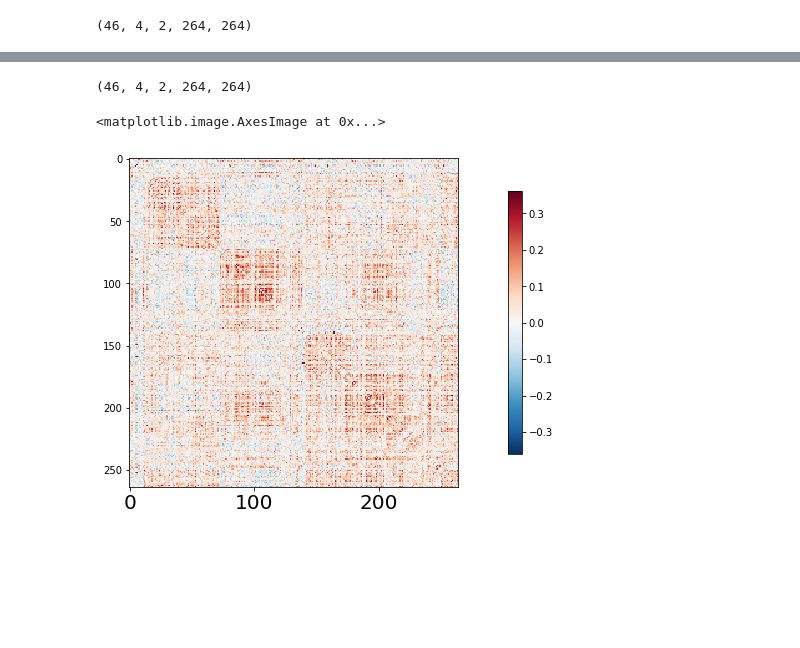
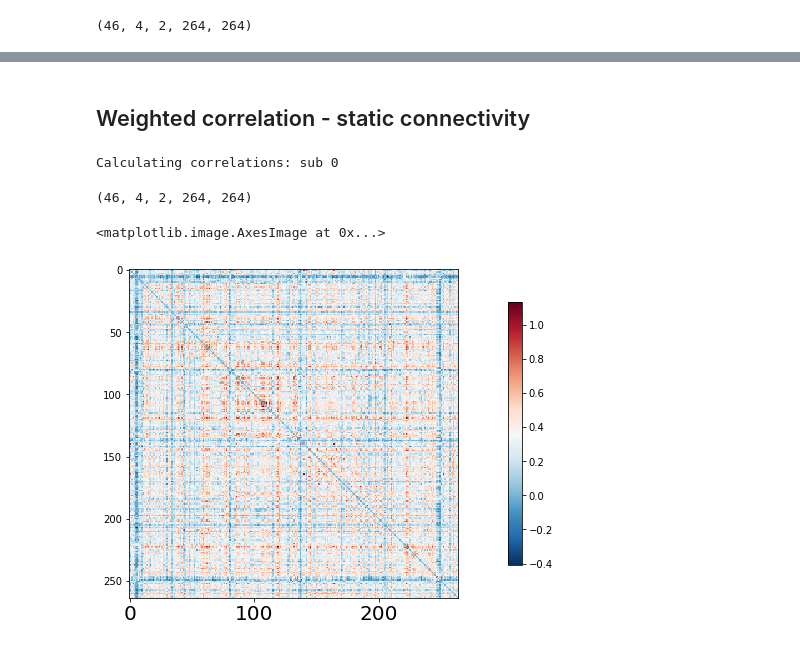
Before and after one commit to kbonna/LearningBrain_networks, a Jupyter notebook: notebooks/glm_connectivity_weighting.ipynb, the cells around one changed output, grey strips where cells are left out. Drawn from its saved outputs; the diff is of its cells as text; code cells hidden in the pictures; blank space fills up the shorter version.

```diff
--- a/notebooks/glm_connectivity_weighting.ipynb
+++ b/notebooks/glm_connectivity_weighting.ipynb
@@ -113,0 +86,2 @@ data1.shape
+# %%
+data10 = np.load(top_dir + 'LearningBrain_dualnback_timeseries_acompcor_24par_008_25_smoothed.npy')
@@ -193,0 +177,2 @@ plotting.plot_matrix(correlation_matrices_wei[0,0,1,:,:], vmin = -0.4, vmax = 0.
+# %%
+correlation_matrices_wei = data0
@@ -241,0 +293,4 @@ sum(x)
+# %%
+# nilearn conn style + smoothing
+sns.set(style="ticks")
+sns.catplot(x = "ses", y = "Q", hue = "group", col = 'cond', data = Q_results_filtered, kind = "box")
@@ -268,9 +315,46 @@ plotting.plot_matrix(b[0,1,:,:])
-# %%
-correlation_matrices_wei.shape
-# %% [output]
-(46, 4, 2, 264, 264)
+# %% [markdown]
+Weighted correlation - static connectivity
+---------------------------
+# %%
+data = data6
+
+sub_n = len(data[:, 0, 0, 0])
+ses_n = len(data[0, :, 0, 0])
+cond = ['1-back', '2-back']
+rois_n = len(data[0, 0, 0, :])
+A = np.zeros((rois_n, rois_n))
+correlation_matrices_wei = np.zeros((sub_n, ses_n, len(cond), rois_n, rois_n))
+
+
+for sub in range(1):
+    print(f'Calculating correlations: sub {sub}')
+    for ses in range(ses_n):
+        #correlation_measure = ConnectivityMeasure(cov_estimator=EmpiricalCovariance(store_precision=True, assume_centered=False), kind = 'correlation', discard_diagonal=True)
+
+        for con in range(len(cond)):
+            #--- zeroing negative values
+            rect_box_hrf = np.array([0 if elem < 0 else elem for elem in box_hrf[cond[con]]])
+            #--- concatenating nonzeros blocs
+            rect_nnz = rect_box_hrf[np.nonzero(rect_box_hrf)]
+            #--- filtering
+            timeseries_dual = data[sub, ses, rect_box_hrf > 0, :]
+            #--- calculating weighted correlation coefficient
+            for i in range(rois_n):
+                for j in range(i):
+                    if i == j:
+                        continue
+                    else:
+                        A[i, j] = stats.corr_wei(timeseries_dual[:, i], timeseries_dual[:, j], rect_nnz)
+
+            fc = A + A.T
+            correlation_matrices_wei[sub, ses, con, :, :] = np.arctanh(fc)
+
+correlation_matrices_wei.shape
+# %% [output]
+Calculating correlations: sub 0
+(46, 4, 2, 264, 264)
 # %%
-plotting.plot_matrix(correlation_matrices_wei[4, 0, 0, :, :])
+plotting.plot_matrix(correlation_matrices_wei[0,1,0,:,:])
 # %% [output]
 <matplotlib.image.AxesImage at 0x...>
-[figure, old version]
+[figure, new version]
```
Also changed, not shown: parts of 61 cells of this notebook, 12 other files.
